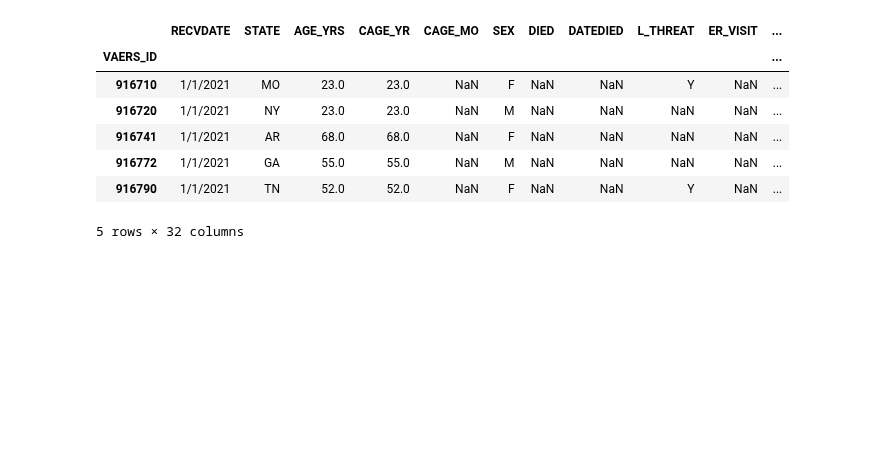
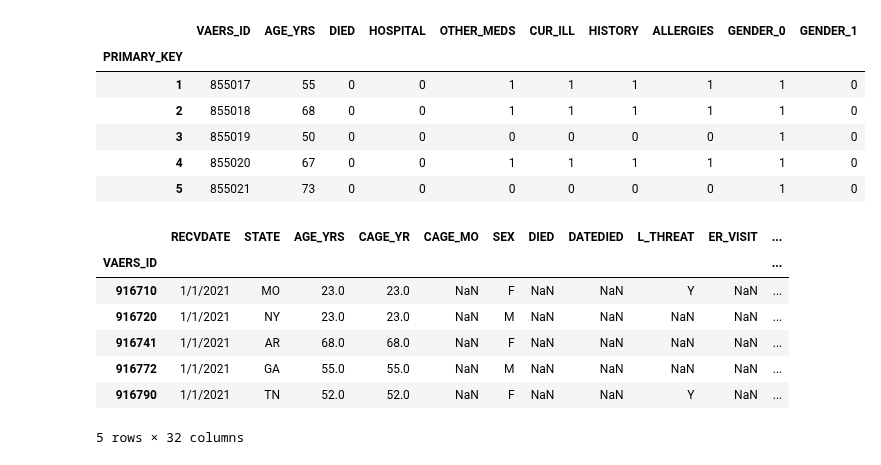
Before and after one commit to zoomdmartin02/Covid_Vaccine_Analysis, a Jupyter notebook: Model_team11.ipynb, the cells around one changed output. Cells and saved outputs as stored; diff of their text form; code cells hidden in the pictures; blank space fills up the shorter version.

```diff
--- a/Model_team11.ipynb
+++ b/Model_team11.ipynb
@@ -27,0 +12,7 @@ cnx = create_engine(postgres_str)
+# %%
+# how to get pandas data from postgree sql using python
+
+connection = pg.connect(host='team-11.ch3wmigorcf0.us-east-2.rds.amazonaws.com', dbname="postgres", user="postgres", password='UTB00tcamp')
+#dataframe = psql.DataFrame("SELECT * FROM category", connection)
+VAERS_incidents_postgres = pd.read_sql_query('select * from public."INCIDENT"',con=connection)
+VAERS_incidents_postgres.head()
@@ -28,3 +26,14 @@ cnx = create_engine(postgres_str)
+# %%
+VAERS_incidents_postgres.set_index("PRIMARY_KEY", inplace= True)
+VAERS_incidents_postgres.head()
+# %% [output]
+|  | VAERS_ID | AGE_YRS | DIED | HOSPITAL | OTHER_MEDS | CUR_ILL | HISTORY | ALLERGIES | GENDER_0 | GENDER_1 |
+| PRIMARY_KEY |  |  |  |  |  |  |  |  |  |  |
+| 1 | 855017 | 55 | 0 | 0 | 1 | 1 | 1 | 1 | 1 | 0 |
+| 2 | 855018 | 68 | 0 | 0 | 1 | 1 | 1 | 1 | 1 | 0 |
+| 3 | 855019 | 50 | 0 | 0 | 0 | 0 | 0 | 0 | 1 | 0 |
+| 4 | 855020 | 67 | 0 | 0 | 1 | 1 | 1 | 1 | 1 | 0 |
+| 5 | 855021 | 73 | 0 | 0 | 0 | 0 | 0 | 0 | 1 | 0 |
 # %%
 file_path_data = "Resources/Data/2021VAERSDATA.csv"
 encoding = 'unicode_escape'
```
Also changed, not shown: parts of 4 cells of this notebook.
